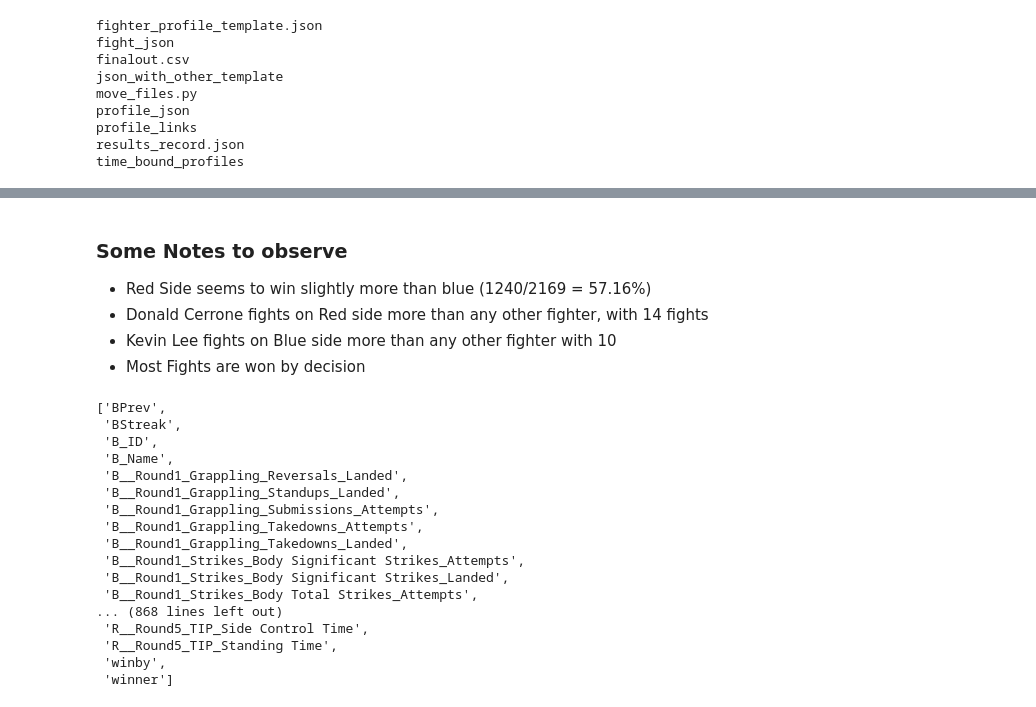
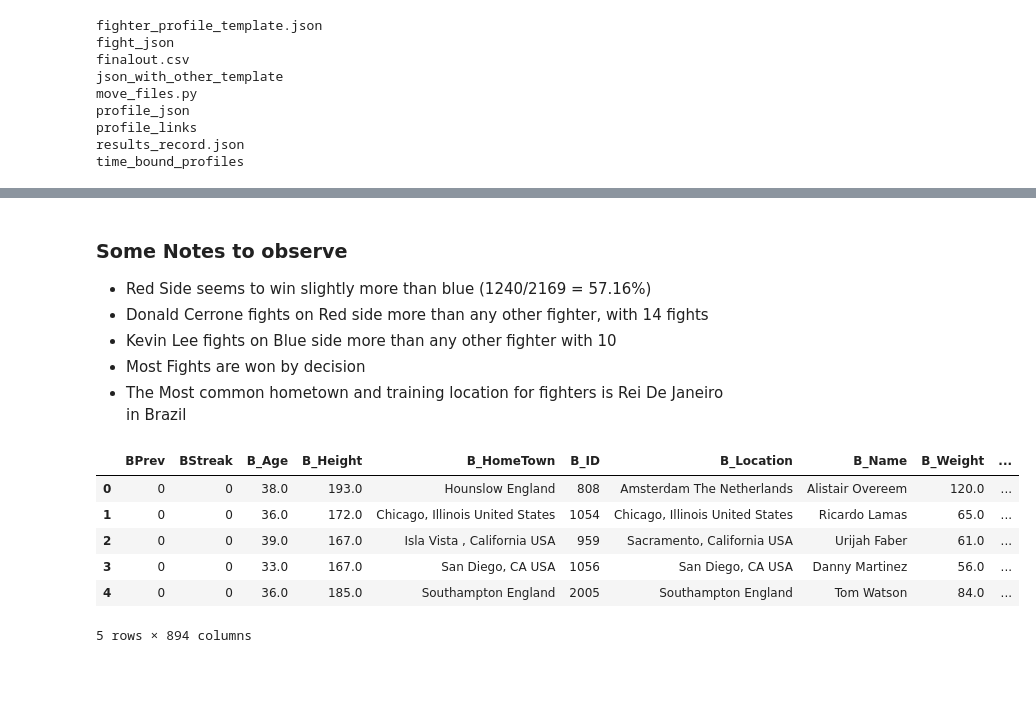
Before and after one commit to Hitkul/UFC_Fight_Prediction, a Jupyter notebook: UFC.ipynb, the cells around one changed output, grey strips where cells are left out. Cells and saved outputs as stored; diff of their text form; code cells hidden in the pictures; blank space fills up the shorter version.

```diff
--- a/UFC.ipynb
+++ b/UFC.ipynb
@@ -58,23 +59,14 @@ data.describe(include=['O'])
 - Donald Cerrone fights on Red side more than any other fighter, with 14 fights
 - Kevin Lee fights on Blue side more than any other fighter with 10
 - Most Fights are won by decision
+- The Most common hometown and training location for fighters is Rei De Janeiro in Brazil
-# %%
-list(data)
-# %% [output]
-['BPrev',
- 'BStreak',
- 'B_ID',
- 'B_Name',
- 'B__Round1_Grappling_Reversals_Landed',
- 'B__Round1_Grappling_Standups_Landed',
- 'B__Round1_Grappling_Submissions_Attempts',
- 'B__Round1_Grappling_Takedowns_Attempts',
- 'B__Round1_Grappling_Takedowns_Landed',
- 'B__Round1_Strikes_Body Significant Strikes_Attempts',
- 'B__Round1_Strikes_Body Significant Strikes_Landed',
- 'B__Round1_Strikes_Body Total Strikes_Attempts',
-... (868 lines left out)
- 'R__Round5_TIP_Side Control Time',
- 'R__Round5_TIP_Standing Time',
- 'winby',
- 'winner']
+# %%
+data.head()
+# %% [output]
+|  | BPrev | BStreak | B_Age | B_Height | B_HomeTown | B_ID | B_Location | B_Name | B_Weight | ... |
+| 0 | 0 | 0 | 38.0 | 193.0 | Hounslow England | 808 | Amsterdam The Netherlands | Alistair Overeem | 120.0 | ... |
+| 1 | 0 | 0 | 36.0 | 172.0 | Chicago, Illinois United States | 1054 | Chicago, Illinois United States | Ricardo Lamas | 65.0 | ... |
+| 2 | 0 | 0 | 39.0 | 167.0 | Isla Vista , California USA | 959 | Sacramento, California USA | Urijah Faber | 61.0 | ... |
+| 3 | 0 | 0 | 33.0 | 167.0 | San Diego, CA USA | 1056 | San Diego, CA USA | Danny Martinez | 56.0 | ... |
+| 4 | 0 | 0 | 36.0 | 185.0 | Southampton England | 2005 | Southampton England | Tom Watson | 84.0 | ... |
+5 rows × 894 columns
```
Also changed, not shown: parts of 12 cells of this notebook.
